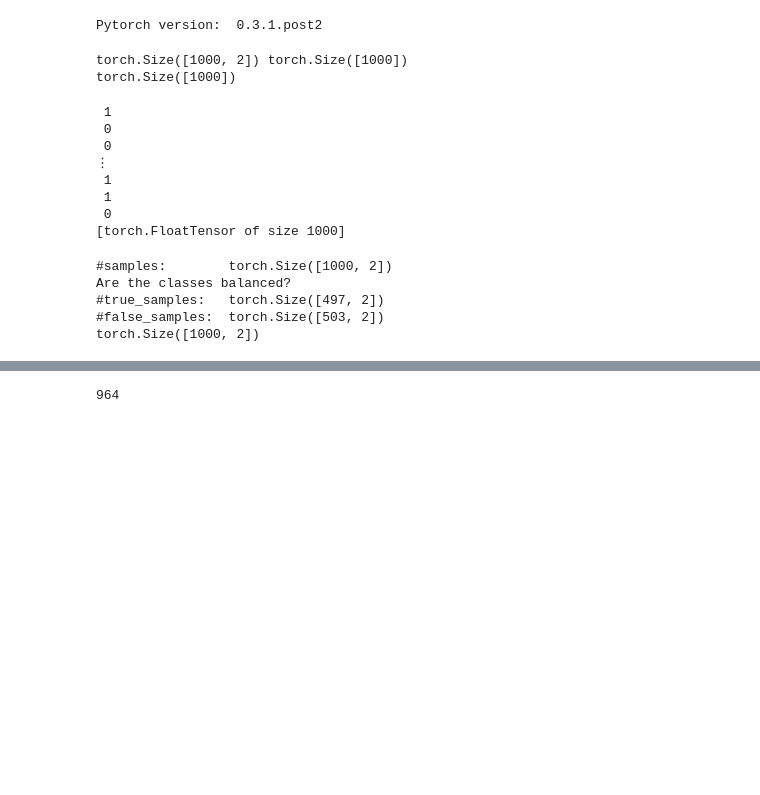
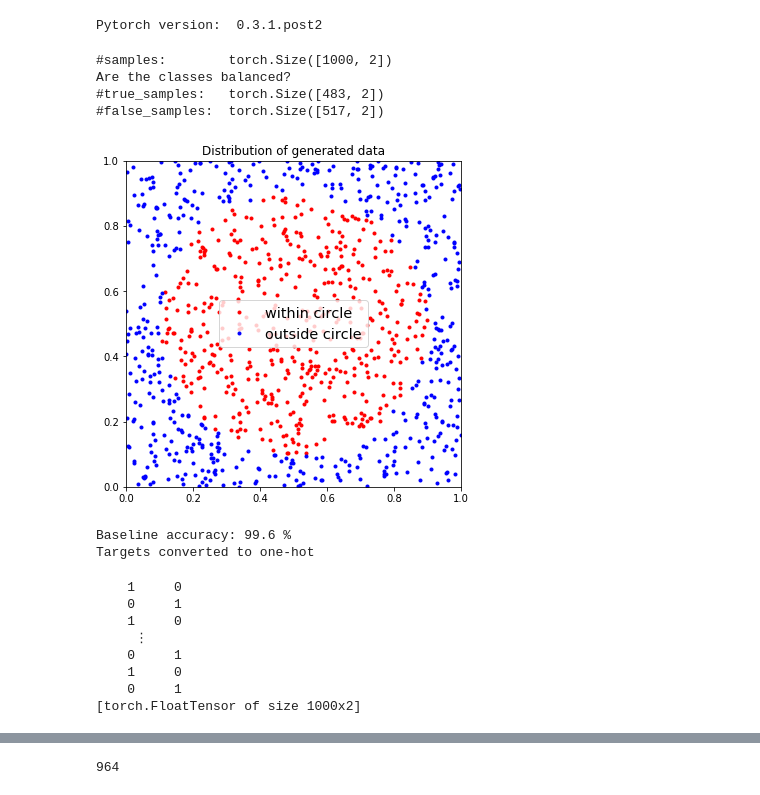
Before and after one commit to LucaZampieri/DL, a Jupyter notebook: Z/two/project2_luca.ipynb, the cells around one changed output, grey strips where cells are left out. Drawn from its saved outputs; the diff is of its cells as text; code cells hidden in the pictures; blank space fills up the shorter version.

```diff
--- a/Z/two/project2_luca.ipynb
+++ b/Z/two/project2_luca.ipynb
@@ -8,40 +12,42 @@ import loadData
 print('Pytorch version: ',torch.__version__)
 # %% [output]
 Pytorch version:  0.3.1.post2
-# %%
-
-
-train_input, train_target = loadData.generate_disc_set(1000)
-test_input, test_target = loadData.generate_disc_set(1000)
-
-print (train_input.size(), train_target.size())
-print(train_target.size())
-# %% [output]
-torch.Size([1000, 2]) torch.Size([1000])
-torch.Size([1000])
+# %%
+# Generate data with target 0 if outside the circle or 1 if inside
+train_input, train_target = loadData.generate_disc_set(1000)
+test_input, test_target = loadData.generate_disc_set(1000)
+
+# see if data are close to be balanced and plot the dataset
+loadData.plot_data(train_input, train_target, show_plot = True)
+
+# check what accuracy we could expect with a simple baseline
+# e.g. with a linear classifier after having added the L2 norm of the points
+baseline.baseline_linear_model(train_input,train_target,test_input,test_target)
+
+# convert targets to one-hot encoding
+train_target = loadData.convert_to_one_hot(train_target)
+test_target  = loadData.convert_to_one_hot(test_target)
+print('Targets converted to one-hot')
+
+# Normalize inplace the data
+loadData.normalize_data(train_input)
+loadData.normalize_data(test_input)
+# %% [output]
+#samples:        torch.Size([1000, 2])
+Are the classes balanced?
+#true_samples:   torch.Size([483, 2])
+#false_samples:  torch.Size([517, 2])
+[figure, added]
+Baseline accuracy: 99.6 %
+Targets converted to one-hot
 # %%
 train_target
 # %% [output]
- 1
- 0
- 0
-⋮
- 1
- 1
- 0
-[torch.FloatTensor of size 1000]
+    1     0
+    0     1
+    1     0
+     ⋮
+    0     1
+    1     0
+    0     1
+[torch.FloatTensor of size 1000x2]
-# %%
-
-
-
-loadData.plot_data(train_input, train_target, show_plot = False)
-
-train_target = torch.cat((1-train_target.unsqueeze(1), train_target.unsqueeze(1)),1)
-test_target = torch.cat((1-test_target.unsqueeze(1), test_target.unsqueeze(1)),1)
-print(train_target.size())
-# %% [output]
-#samples:        torch.Size([1000, 2])
-Are the classes balanced?
-#true_samples:   torch.Size([497, 2])
-#false_samples:  torch.Size([503, 2])
-torch.Size([1000, 2])
```
Also changed, not shown: parts of 15 cells of this notebook, 3 other files.
